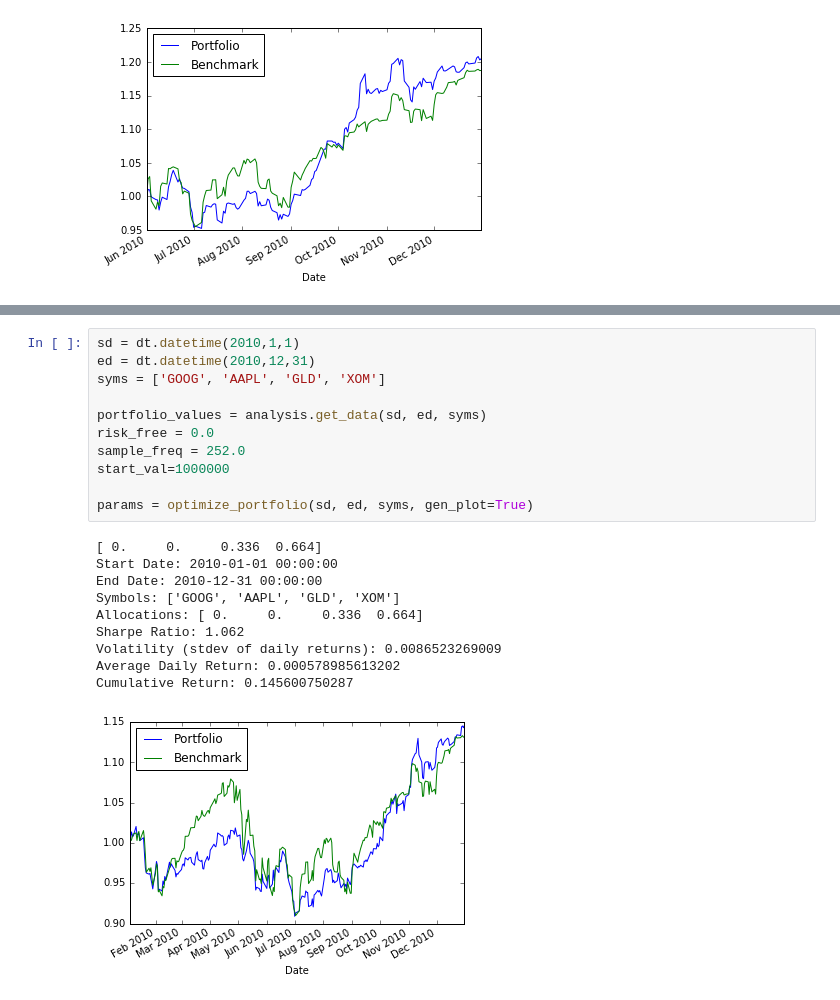
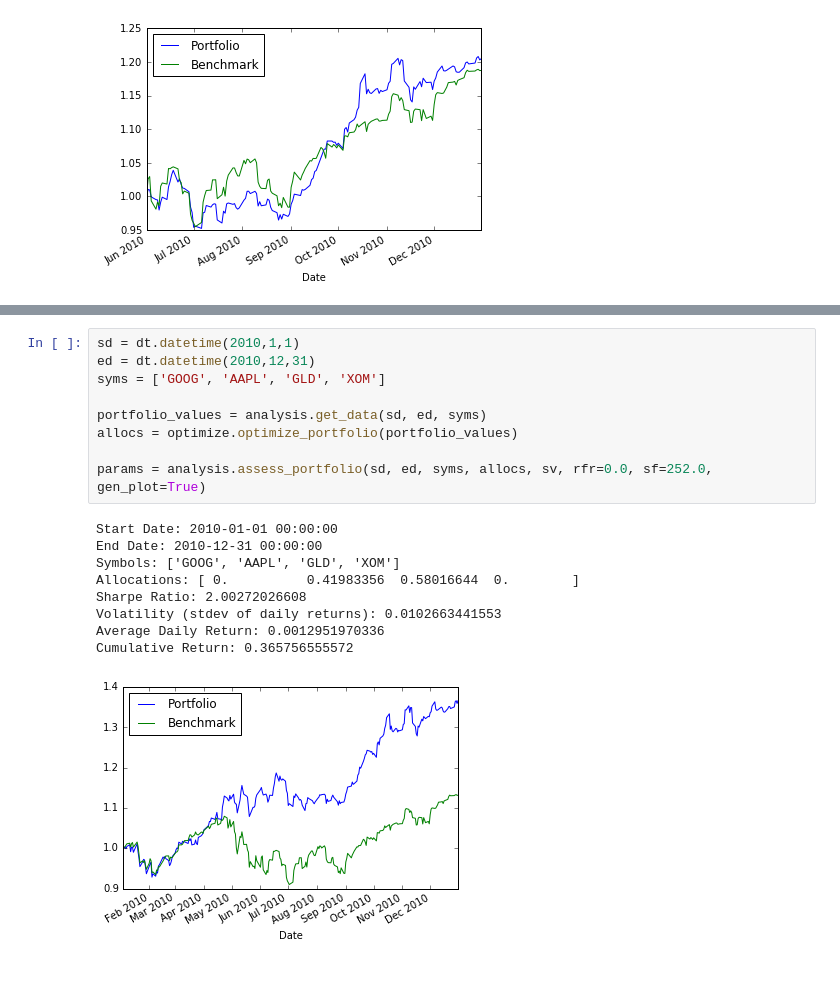
Before and after one commit to bergsfam/ml-projects, a Jupyter notebook: projects/stockpredictr/stock_analysis.ipynb, the cells around one changed output, grey strips where cells are left out. Saved outputs shown, nothing was run; the diff lists cells and outputs as text.

```diff
--- a/projects/stockpredictr/stock_analysis.ipynb
+++ b/projects/stockpredictr/stock_analysis.ipynb
@@ -137,25 +84,22 @@ def optimize_portfolio(sd, ed, syms, gen_plot):
 # %%
 sd = dt.datetime(2010,1,1)
 ed = dt.datetime(2010,12,31)
 syms = ['GOOG', 'AAPL', 'GLD', 'XOM']
 
 portfolio_values = analysis.get_data(sd, ed, syms)
-risk_free = 0.0
-sample_freq = 252.0
-start_val=1000000
+allocs = optimize.optimize_portfolio(portfolio_values)
 
-params = optimize_portfolio(sd, ed, syms, gen_plot=True)
+params = analysis.assess_portfolio(sd, ed, syms, allocs, sv, rfr=0.0, sf=252.0, gen_plot=True)
 # %% [output]
-[ 0.     0.     0.336  0.664]
 Start Date: 2010-01-01 00:00:00
 End Date: 2010-12-31 00:00:00
 Symbols: ['GOOG', 'AAPL', 'GLD', 'XOM']
-Allocations: [ 0.     0.     0.336  0.664]
-Sharpe Ratio: 1.062
-Volatility (stdev of daily returns): 0.0086523269009
-Average Daily Return: 0.000578985613202
-Cumulative Return: 0.145600750287
+Allocations: [ 0.          0.41983356  0.58016644  0.        ]
+Sharpe Ratio: 2.00272026608
+Volatility (stdev of daily returns): 0.0102663441553
+Average Daily Return: 0.0012951970336
+Cumulative Return: 0.365756555572
-[figure, old version]
+[figure, new version]
 # %%
 sd = dt.datetime(2004,1,1)
 ed = dt.datetime(2006,1,1)
```
Also changed, not shown: parts of 11 cells of this notebook, 1 other file.
